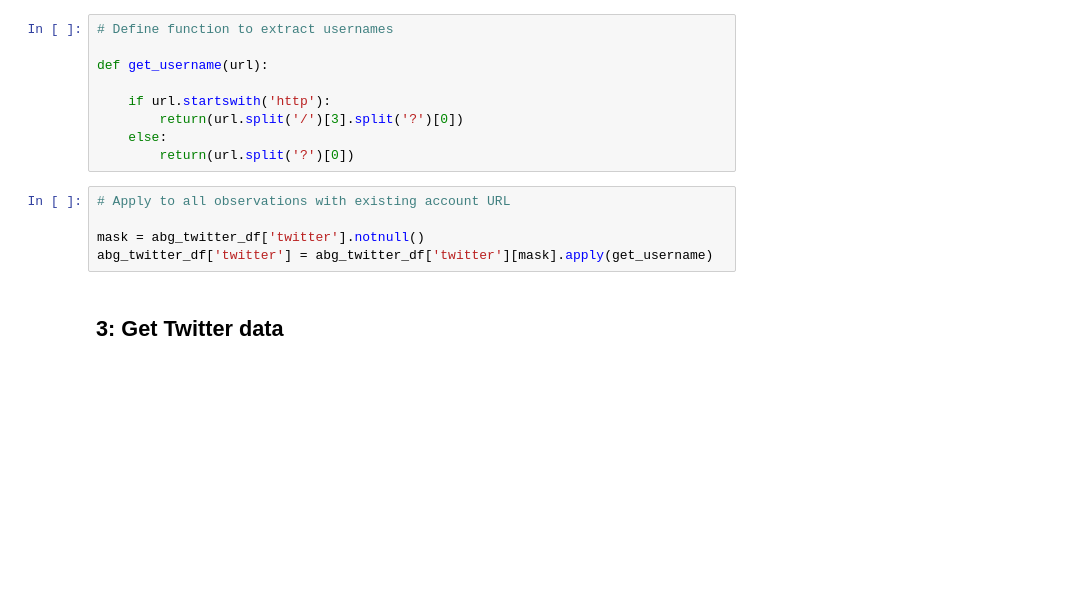
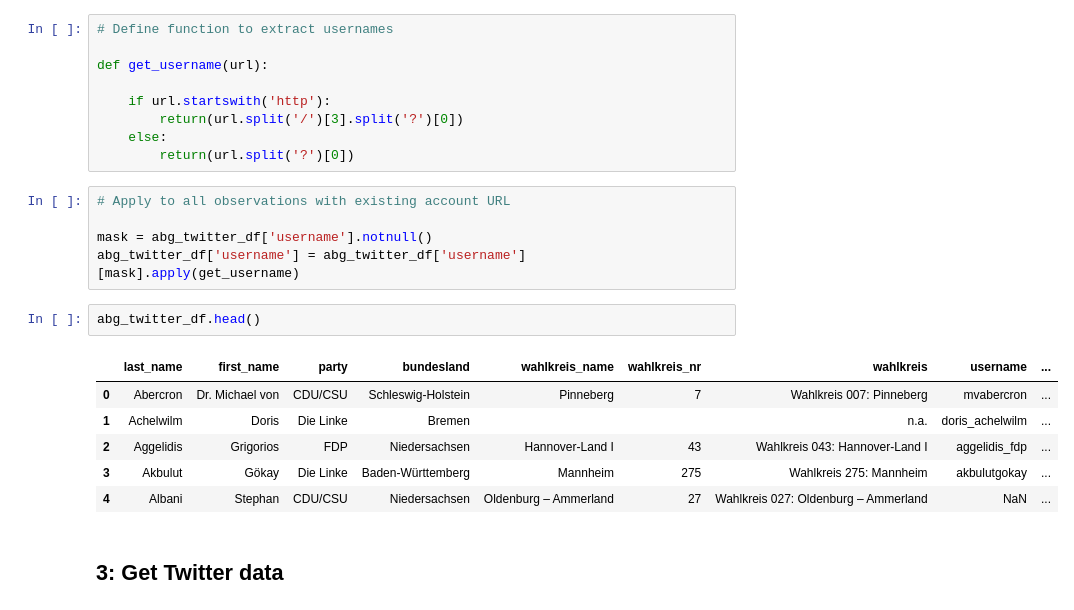
Before and after one commit to lisa-wm/consulting, a Jupyter notebook: 1_scraping/scripts_python/scraping_python.ipynb, the cells around one changed output. Drawn from its saved outputs; the diff is of its cells as text; blank space fills up the shorter version.

```diff
--- a/1_scraping/scripts_python/scraping_python.ipynb
+++ b/1_scraping/scripts_python/scraping_python.ipynb
@@ -556,8 +567,17 @@ def get_username(url):
 # %%
 # Apply to all observations with existing account URL
 
-mask = abg_twitter_df['twitter'].notnull()
-abg_twitter_df['twitter'] = abg_twitter_df['twitter'][mask].apply(get_username)
+mask = abg_twitter_df['username'].notnull()
+abg_twitter_df['username'] = abg_twitter_df['username'][mask].apply(get_username)
+# %%
+abg_twitter_df.head()
+# %% [output]
+|  | last_name | first_name | party | bundesland | wahlkreis_name | wahlkreis_nr | wahlkreis | username | ... |
+| 0 | Abercron | Dr. Michael von | CDU/CSU | Schleswig-Holstein | Pinneberg | 7 | Wahlkreis 007: Pinneberg | mvabercron | ... |
+| 1 | Achelwilm | Doris | Die Linke | Bremen |  |  | n.a. | doris_achelwilm | ... |
+| 2 | Aggelidis | Grigorios | FDP | Niedersachsen | Hannover-Land I | 43 | Wahlkreis 043: Hannover-Land I | aggelidis_fdp | ... |
+| 3 | Akbulut | Gökay | Die Linke | Baden-Württemberg | Mannheim | 275 | Wahlkreis 275: Mannheim | akbulutgokay | ... |
+| 4 | Albani | Stephan | CDU/CSU | Niedersachsen | Oldenburg – Ammerland | 27 | Wahlkreis 027: Oldenburg – Ammerland | NaN | ... |
 # %% [markdown]
 ## 3: Get Twitter data
 # %% [markdown]
```
Also changed, not shown: parts of 15 cells of this notebook, 6 other files.
